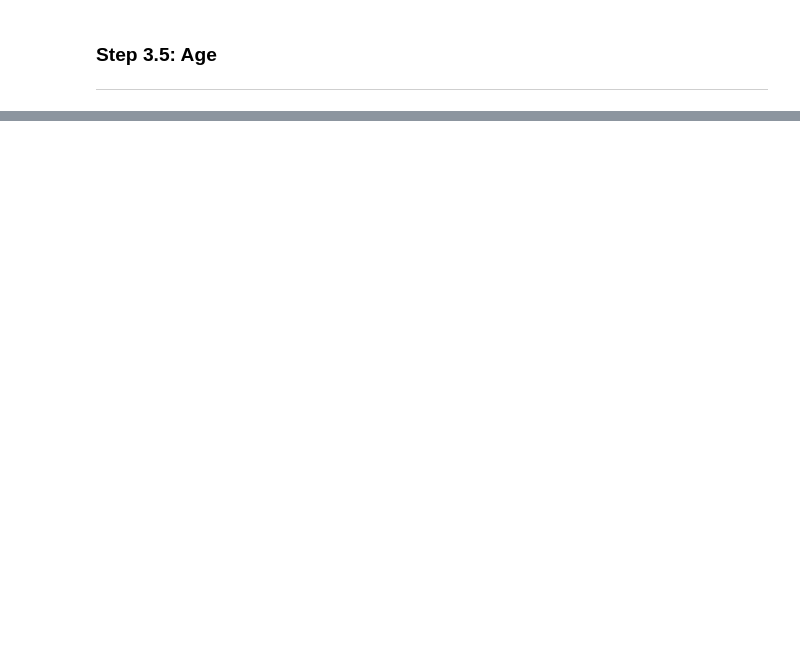
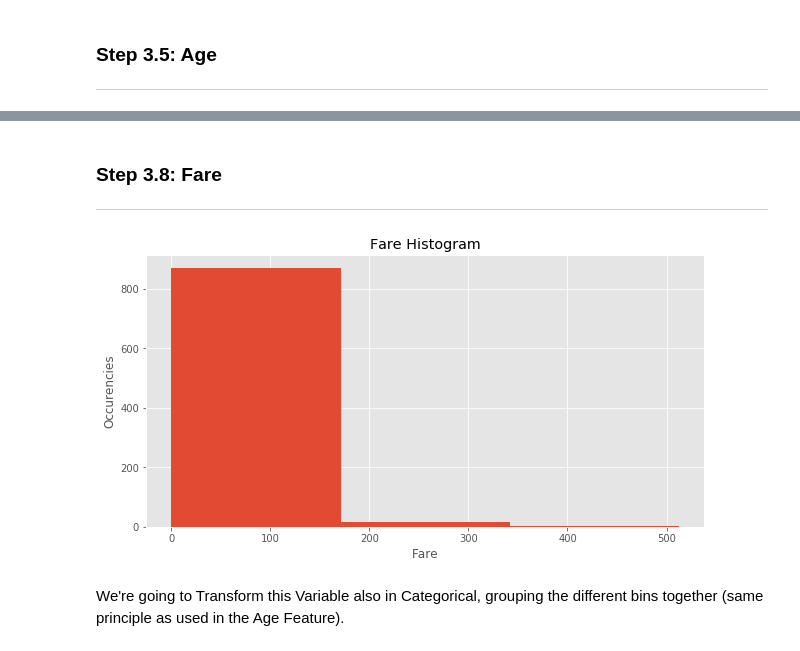
Before and after one commit to dhsilva2912/KAGGLE-Titanic, a Jupyter notebook: Titanic_MachineLearning_Kaggle_v0.ipynb, the cells around one changed output, grey strips where cells are left out. Saved outputs shown, nothing was run; the diff lists cells and outputs as text; code cells hidden in the pictures; blank space fills up the shorter version.

```diff
--- a/Titanic_MachineLearning_Kaggle_v0.ipynb
+++ b/Titanic_MachineLearning_Kaggle_v0.ipynb
@@ -289,0 +340,8 @@ df_titanic.sample(5)
+# %%
+#Create Bins for Age Feature:
+
+df_titanic['Age_Bin'] = pd.cut(df_titanic['Age'], bins=[0,12,20,40,120], labels=['Children','Young','Adult','Elder'])
+
+df_titanic = Encode_Class(df_titanic,'Age_Bin')
+
+df_titanic.sample(5)
@@ -289,0 +363,9 @@ df_titanic.sample(5)
+# %%
+#Create FamilySize Feature:
+
+df_titanic['FamilySize'] = df_titanic['SibSp'] + df_titanic['Parch'] + 1
+
+df_titanic['IsAlone'] = 0
+df_titanic.loc[df_titanic['FamilySize']==1, 'IsAlone']=1
+
+df_titanic.sample(5)
@@ -289,0 +385,6 @@ df_titanic.sample(5)
+# %%
+#Exclude Ticket Feature:
+
+df_titanic.drop(labels=['Ticket'], axis=1, inplace=True)
+
+df_titanic.sample(5)
@@ -289,0 +399,15 @@ df_titanic.sample(5)
+# %% [markdown]
+### Step 3.8: Fare
+***
+# %%
+#Inspect Fare Feature:
+
+df_titanic['Fare'].plot(kind='hist',bins=3, figsize=(10,5))
+
+_= plt.title('Fare Histogram')
+_= plt.xlabel('Fare')
+_= plt.ylabel('Occurencies')
+# %% [output]
+[figure, added]
+# %% [markdown]
+We're going to Transform this Variable also in Categorical, grouping the different bins together (same principle as used in the Age Feature).
```
Also changed, not shown: parts of 79 cells of this notebook, 1 other file.
